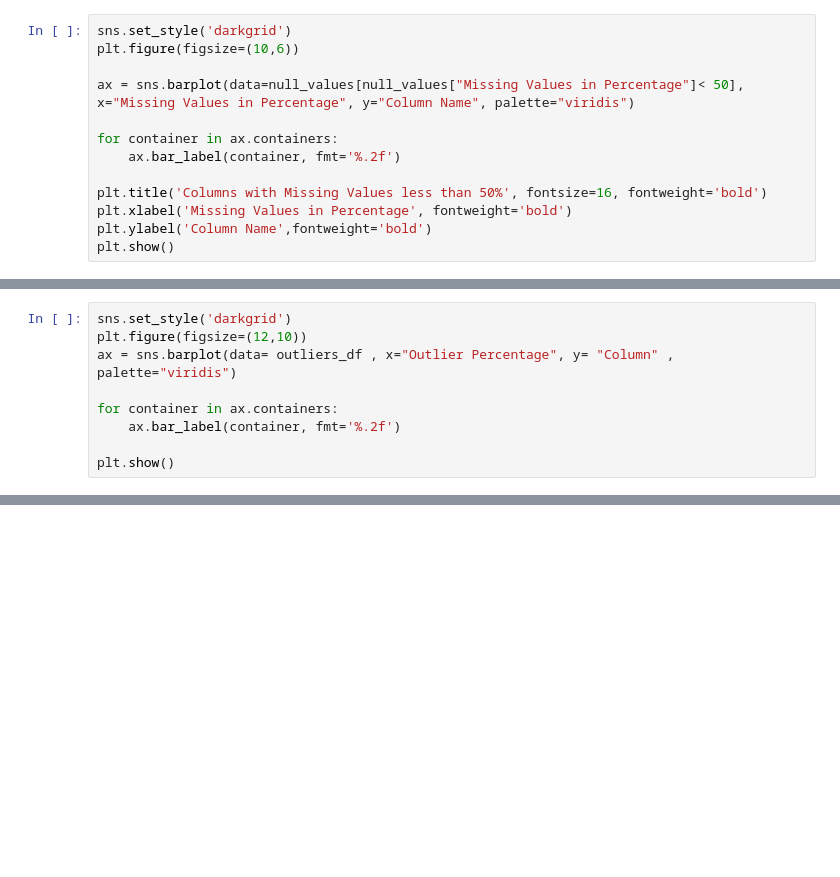
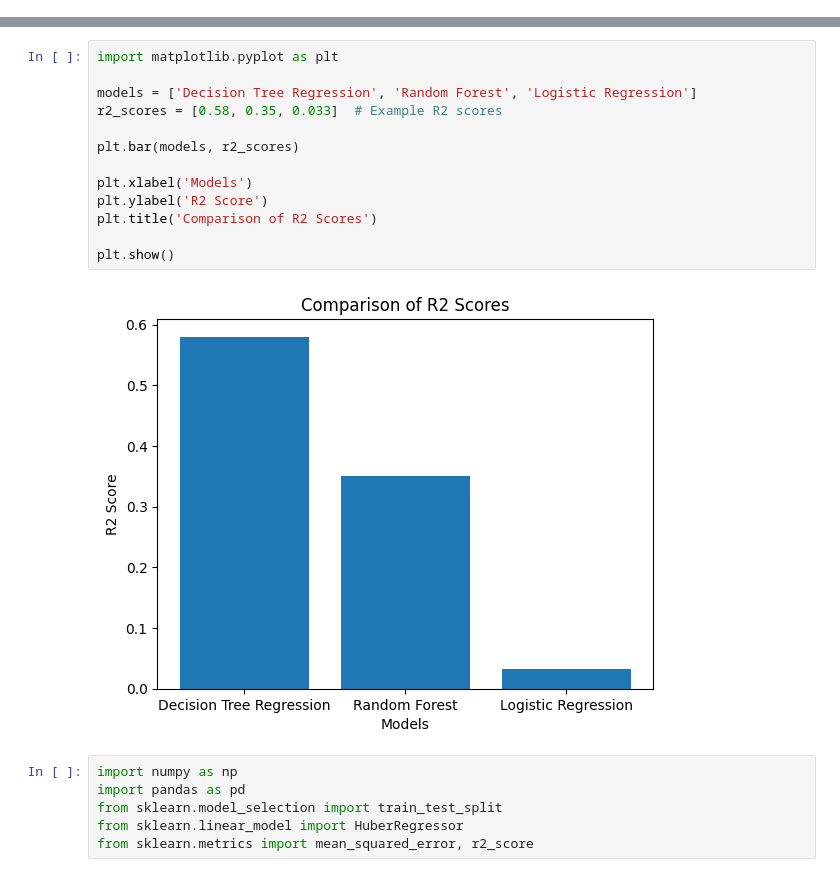
Before and after one commit to MohammadMushfiqurRahman/Mentrual-Cycle-to-Emotion-Predictor, a Jupyter notebook: Menstrual_cycle_length_prediction.ipynb, the cells around one changed output, grey strips where cells are left out. Drawn from its saved outputs; the diff is of its cells as text; blank space fills up the shorter version.

Commit message:
model training added

```diff
--- a/Menstrual_cycle_length_prediction.ipynb
+++ b/Menstrual_cycle_length_prediction.ipynb
@@ -140,13 +0,0 @@ Passing `palette` without assigning `hue` is deprecated and will be removed in v
-# %%
-sns.set_style('darkgrid')
-plt.figure(figsize=(10,6))
-
-ax = sns.barplot(data=null_values[null_values["Missing Values in Percentage"]< 50], x="Missing Values in Percentage", y="Column Name", palette="viridis")
-
-for container in ax.containers:
-    ax.bar_label(container, fmt='%.2f')
-
-plt.title('Columns with Missing Values less than 50%', fontsize=16, fontweight='bold')
-plt.xlabel('Missing Values in Percentage', fontweight='bold')
-plt.ylabel('Column Name',fontweight='bold')
-plt.show()
@@ -347,9 +0,0 @@ outliers_df = outliers_df.sort_values(by='Outlier Percentage', ascending=False)
-# %%
-sns.set_style('darkgrid')
-plt.figure(figsize=(12,10))
-ax = sns.barplot(data= outliers_df , x="Outlier Percentage", y= "Column" , palette="viridis")
-
-for container in ax.containers:
-    ax.bar_label(container, fmt='%.2f')
-
-plt.show()
@@ -793,0 +656,21 @@ ValueError: Length of values (22) does not match length of index (23)
+# %%
+import matplotlib.pyplot as plt
+
+models = ['Decision Tree Regression', 'Random Forest', 'Logistic Regression']
+r2_scores = [0.58, 0.35, 0.033]  # Example R2 scores
+
+plt.bar(models, r2_scores)
+
+plt.xlabel('Models')
+plt.ylabel('R2 Score')
+plt.title('Comparison of R2 Scores')
+
+plt.show()
+# %% [output]
+[figure, added]
+# %%
+import numpy as np
+import pandas as pd
+from sklearn.model_selection import train_test_split
+from sklearn.linear_model import HuberRegressor
+from sklearn.metrics import mean_squared_error, r2_score
```
Also changed, not shown: parts of 187 cells of this notebook.
